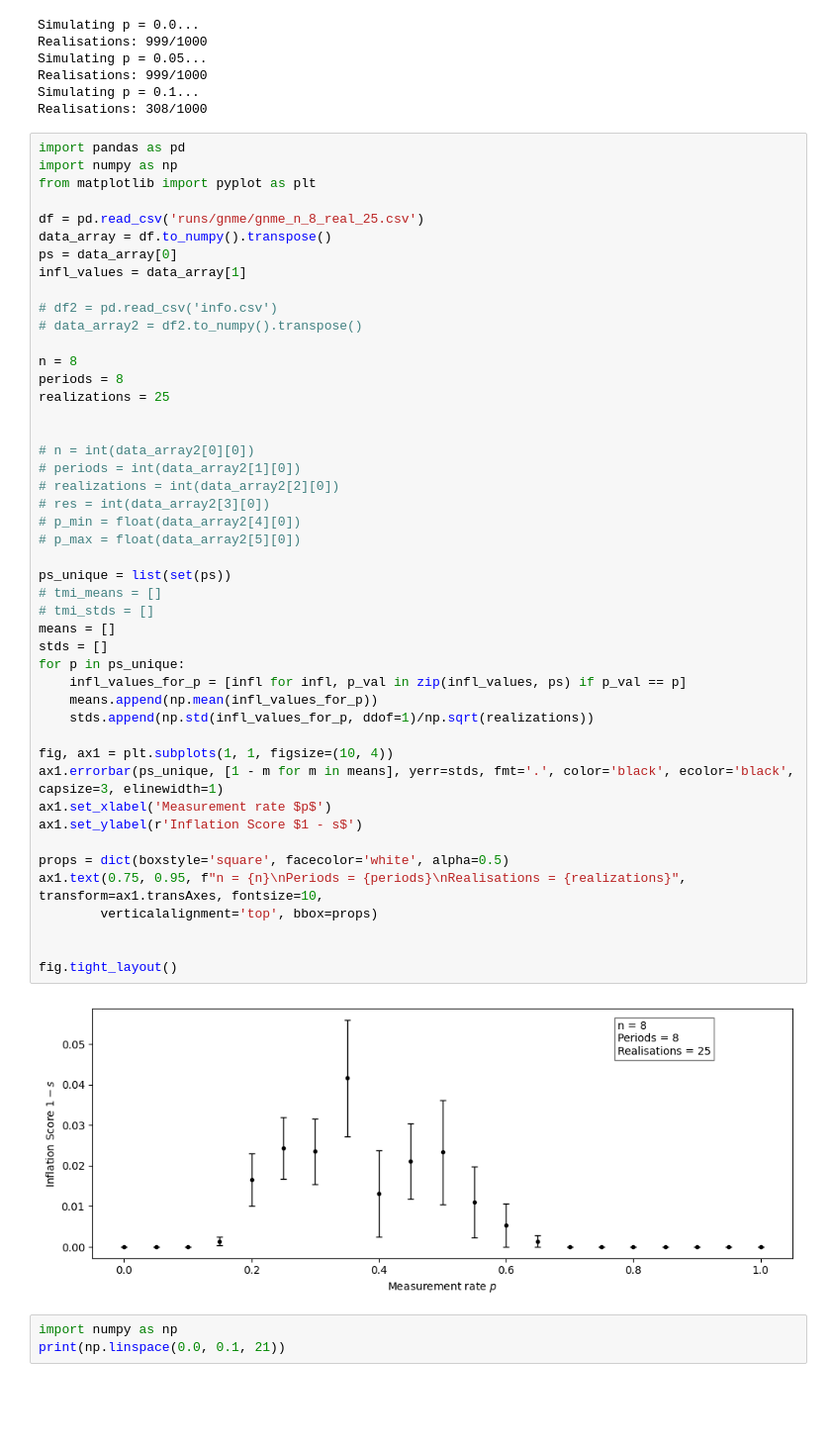
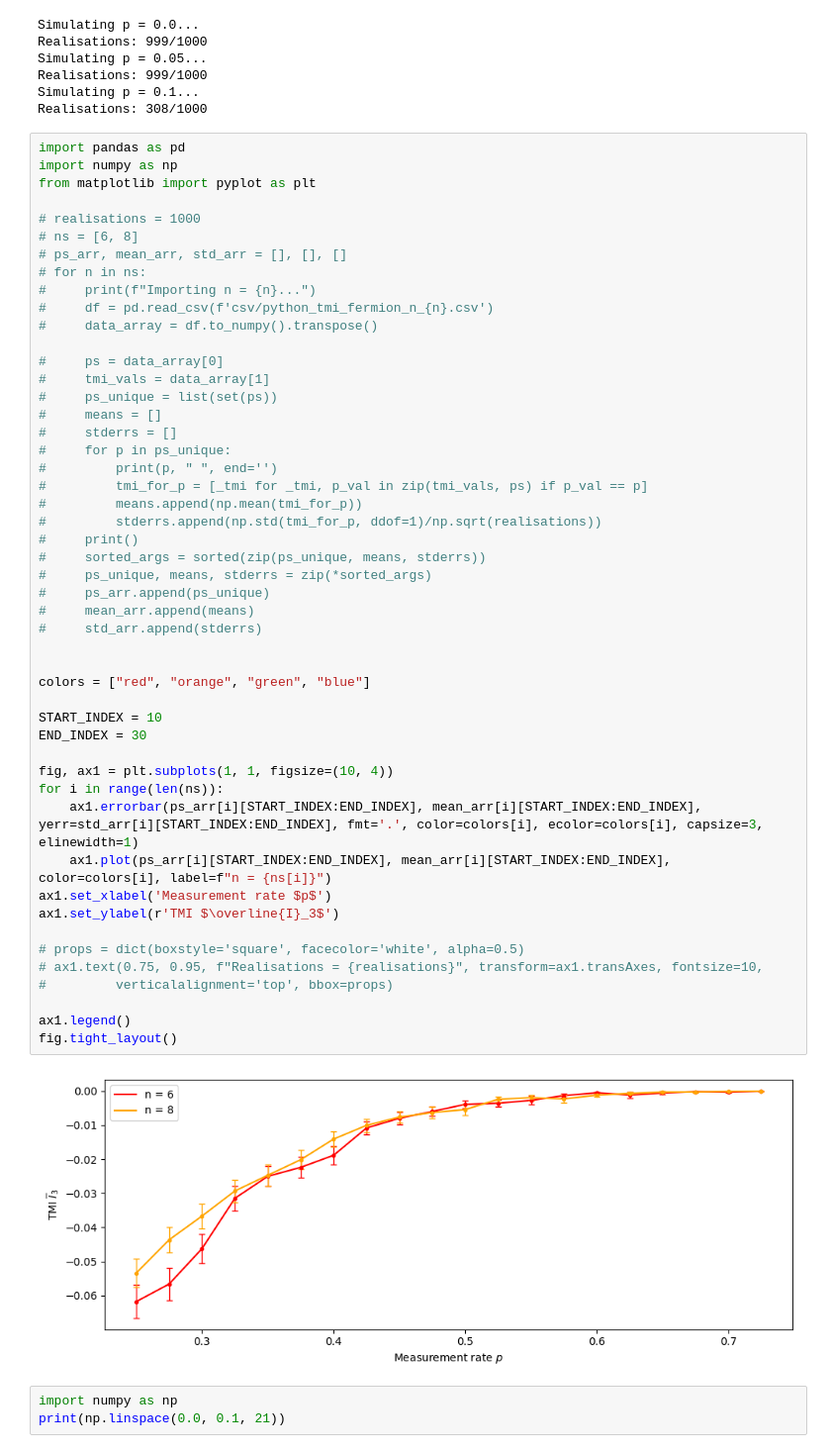
Before and after one commit to amarce4/mipt, a Jupyter notebook: python/mipt.ipynb, the cells around one changed output. Shown at 99% size. Saved outputs shown, nothing was run; the diff lists cells and outputs as text; blank space fills up the shorter version.

Commit message:
fermionic partial trace implemented, TMI CPP implemented for bosonic and fermionic systems

```diff
--- a/python/mipt.ipynb
+++ b/python/mipt.ipynb
@@ -148,51 +148,54 @@ Realisations: 308/1000
 # %%
 import pandas as pd
 import numpy as np
 from matplotlib import pyplot as plt
 
-df = pd.read_csv('runs/gnme/gnme_n_8_real_25.csv')
-data_array = df.to_numpy().transpose()
-ps = data_array[0]
-infl_values = data_array[1]
+# realisations = 1000
+# ns = [6, 8]
+# ps_arr, mean_arr, std_arr = [], [], []
+# for n in ns:
+#     print(f"Importing n = {n}...")
+#     df = pd.read_csv(f'csv/python_tmi_fermion_n_{n}.csv')
+#     data_array = df.to_numpy().transpose()
 
-# df2 = pd.read_csv('info.csv')
-# data_array2 = df2.to_numpy().transpose()
-
-n = 8
-periods = 8
-realizations = 25
+#     ps = data_array[0]
+#     tmi_vals = data_array[1]
+#     ps_unique = list(set(ps))
+#     means = []
+#     stderrs = []
+#     for p in ps_unique:
+#         print(p, " ", end='')
+#         tmi_for_p = [_tmi for _tmi, p_val in zip(tmi_vals, ps) if p_val == p]
+#         means.append(np.mean(tmi_for_p))
+#         stderrs.append(np.std(tmi_for_p, ddof=1)/np.sqrt(realisations))
+#     print()
+#     sorted_args = sorted(zip(ps_unique, means, stderrs))
+#     ps_unique, means, stderrs = zip(*sorted_args)
+#     ps_arr.append(ps_unique)
+#     mean_arr.append(means)
+#     std_arr.append(stderrs)
 
 
-# n = int(data_array2[0][0])
-# periods = int(data_array2[1][0])
-# realizations = int(data_array2[2][0])
-# res = int(data_array2[3][0])
-# p_min = float(data_array2[4][0])
-# p_max = float(data_array2[5][0])
+colors = ["red", "orange", "green", "blue"]
 
-ps_unique = list(set(ps))
-# tmi_means = []
-# tmi_stds = []
-means = []
-stds = []
-for p in ps_unique:
-    infl_values_for_p = [infl for infl, p_val in zip(infl_values, ps) if p_val == p]
-    means.append(np.mean(infl_values_for_p))
-    stds.append(np.std(infl_values_for_p, ddof=1)/np.sqrt(realizations))
+START_INDEX = 10
+END_INDEX = 30
 
 fig, ax1 = plt.subplots(1, 1, figsize=(10, 4))
-ax1.errorbar(ps_unique, [1 - m for m in means], yerr=stds, fmt='.', color='black', ecolor='black', capsize=3, elinewidth=1)
+for i in range(len(ns)):
+    ax1.errorbar(ps_arr[i][START_INDEX:END_INDEX], mean_arr[i][START_INDEX:END_INDEX], yerr=std_arr[i][START_INDEX:END_INDEX], fmt='.', color=colors[i], ecolor=colors[i], capsize=3, elinewidth=1)
+    ax1.plot(ps_arr[i][START_INDEX:END_INDEX], mean_arr[i][START_INDEX:END_INDEX], color=colors[i], label=f"n = {ns[i]}")
 ax1.set_xlabel('Measurement rate $p$')
-ax1.set_ylabel(r'Inflation Score $1 - s$')
+ax1.set_ylabel(r'TMI $\overline{I}_3$')
 
-props = dict(boxstyle='square', facecolor='white', alpha=0.5)
-ax1.text(0.75, 0.95, f"n = {n}\nPeriods = {periods}\nRealisations = {realizations}", transform=ax1.transAxes, fontsize=10,
-        verticalalignment='top', bbox=props)
+# props = dict(boxstyle='square', facecolor='white', alpha=0.5)
+# ax1.text(0.75, 0.95, f"Realisations = {realisations}", transform=ax1.transAxes, fontsize=10,
+#         verticalalignment='top', bbox=props)
 
-
+ax1.legend()
 fig.tight_layout()
 # %% [output]
-[figure, old version]
+[figure, new version]
 # %%
 import numpy as np
 print(np.linspace(0.0, 0.1, 21))
```
Also changed, not shown: parts of 1 cell of this notebook, 7 other files.
